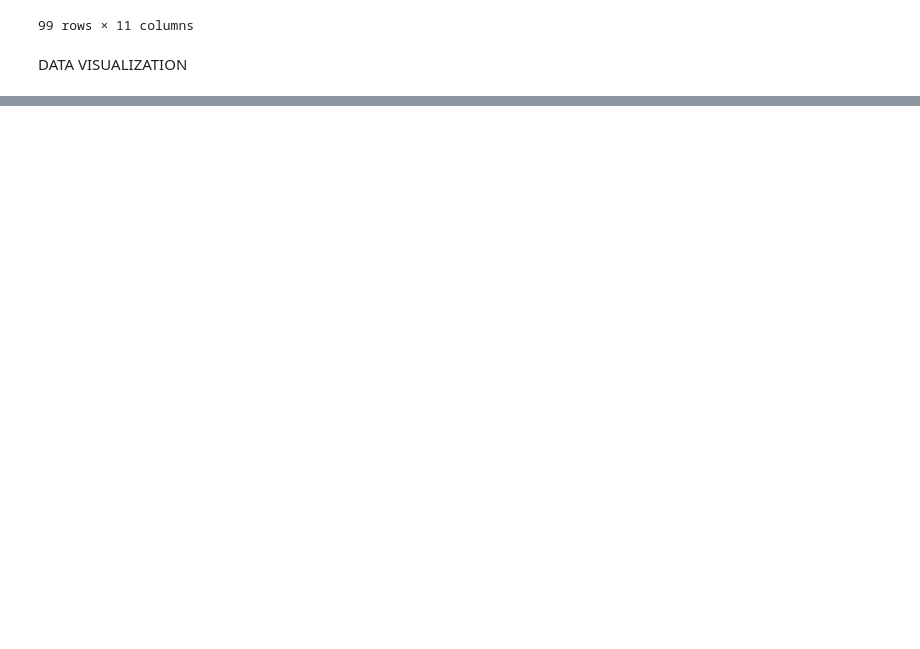
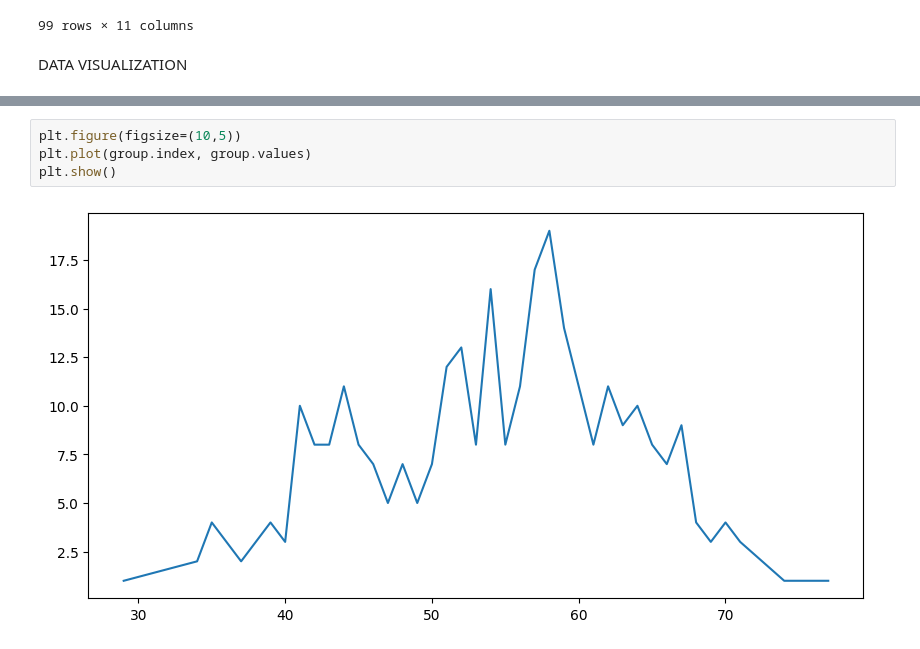
Before and after one commit to williamcolliins/Bootcamp_DataAnalyst, a Jupyter notebook: pertemuan13.ipynb, the cells around one changed output, grey strips where cells are left out. Drawn from its saved outputs; the diff is of its cells as text; blank space fills up the shorter version.

```diff
--- a/pertemuan13.ipynb
+++ b/pertemuan13.ipynb
@@ -282,0 +307,6 @@ TypeError: 'DataFrame' object is not callable
+# %%
+plt.figure(figsize=(10,5))
+plt.plot(group.index, group.values)
+plt.show()
+# %% [output]
+[figure, added]
```
Also changed, not shown: parts of 7 cells of this notebook.
